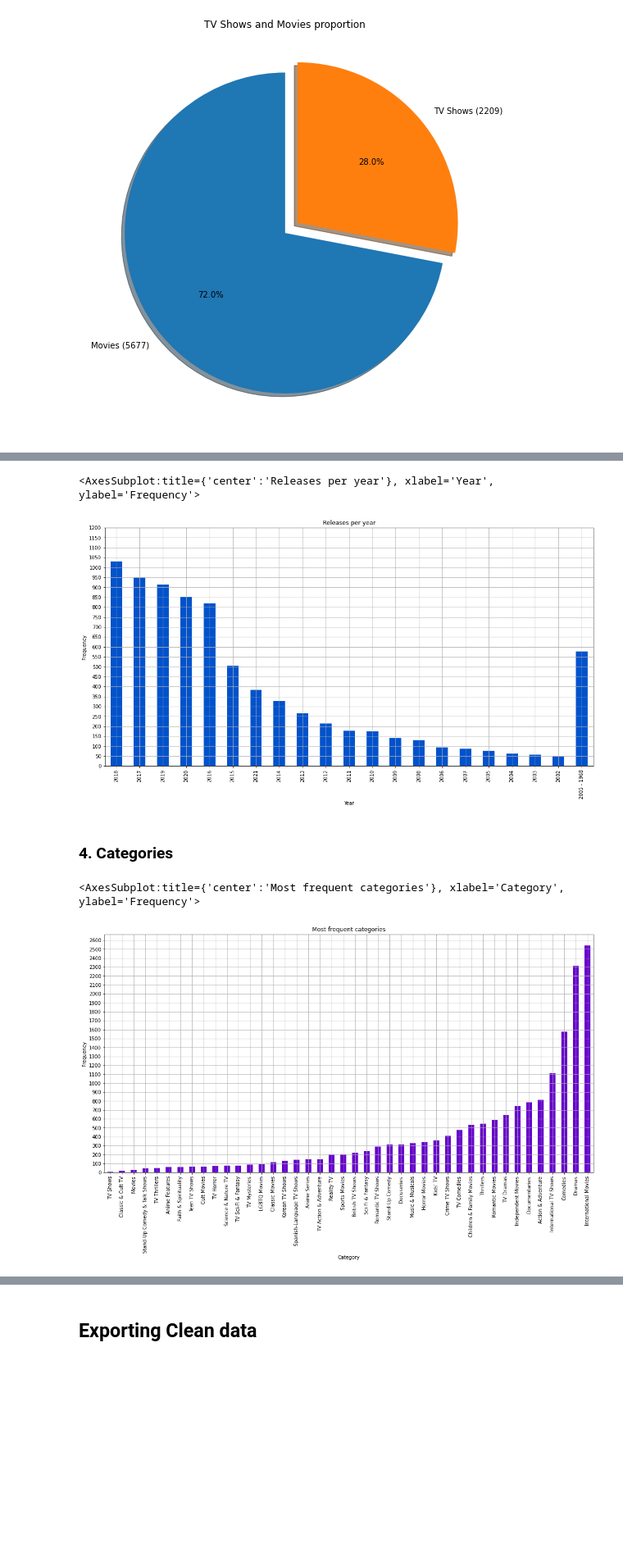
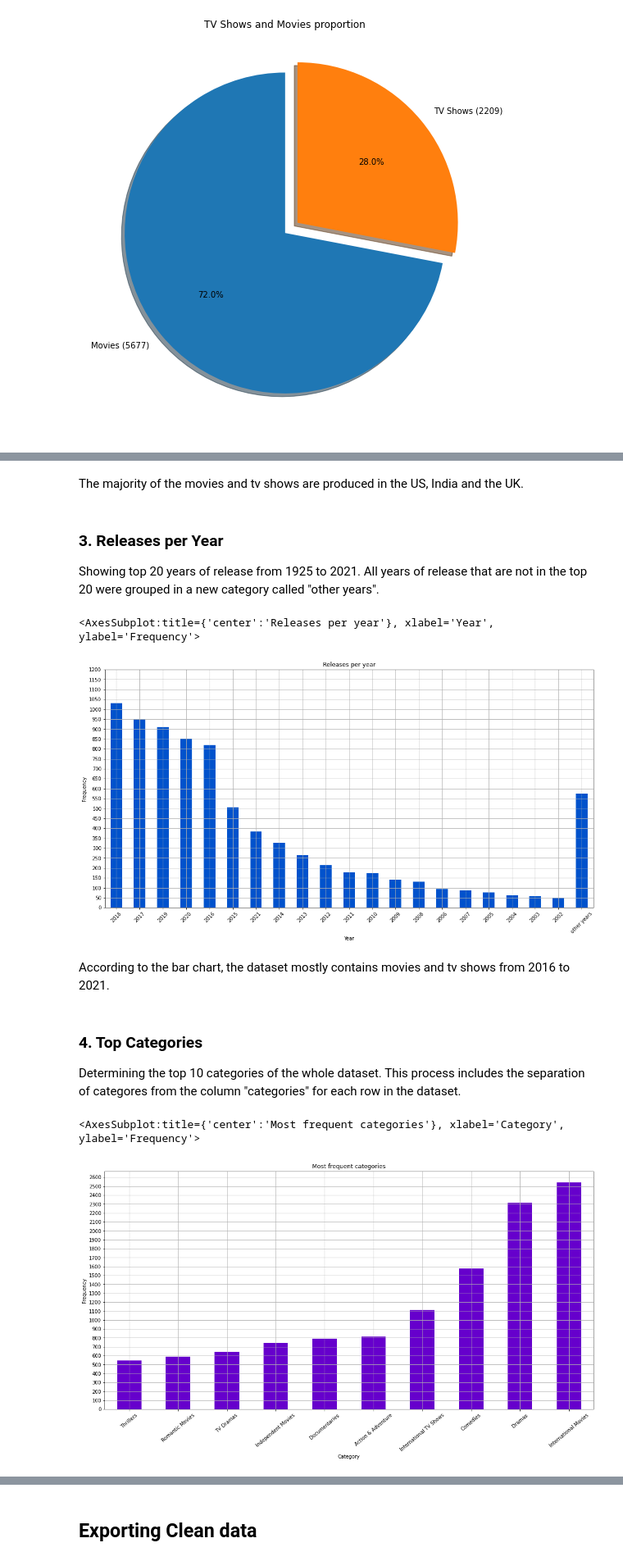
Before and after one commit to JavierRamirezCospin/DataScienceProjects, a Jupyter notebook: NetflixDatabaseVisualization/NetflixDataAnalysis.ipynb, the cells around one changed output, grey strips where cells are left out. Shown at 82% size. Drawn from its saved outputs; the diff is of its cells as text; code cells hidden in the pictures; blank space fills up the shorter version.

```diff
--- a/NetflixDatabaseVisualization/NetflixDataAnalysis.ipynb
+++ b/NetflixDatabaseVisualization/NetflixDataAnalysis.ipynb
@@ -126,3 +136,9 @@ df_countries.plot.bar(rot=40,yticks=grid_lines,figsize=(18,9),grid=True,
+# %% [markdown]
+The majority of the movies and tv shows are produced in the US, India and the UK.
+# %% [markdown]
+### 3. Releases per Year
+
+Showing top 20 years of release from 1925 to 2021. All years of release that are not in the top 20 were grouped in a new category called "other years".
 # %%
 df_years = df['release_year'].value_counts(ascending=False).head(20)
 df_other_years = df.shape[0] - df_years.sum()
@@ -130,13 +146,17 @@ other_years = pd.Series([df_other_years],index=['2005 - 1968'])
 df_years = df_years.append(other_years)
 # %%
 grid_lines = np.linspace(0.0,1200.0,25)
-df_years.plot.bar(figsize=(18,9),title="Releases per year",xlabel="Year",
+df_years.plot.bar(figsize=(18,9),title="Releases per year",xlabel="Year",rot=45,
                   ylabel="Frequency",grid=True,yticks=grid_lines,color=['#0052CC'])
 # %% [output]
 <AxesSubplot:title={'center':'Releases per year'}, xlabel='Year', ylabel='Frequency'>
-[figure, old version]
+[figure, new version]
-# %% [markdown]
-### 4. Categories
+# %% [markdown]
+According to the bar chart, the dataset mostly contains movies and tv shows from 2016 to 2021.
+# %% [markdown]
+### 4. Top Categories
+
+Determining the top 10 categories of the whole dataset. This process includes the separation of categores from the column "categories" for each row in the dataset.
 # %%
 # Getting categories frequency in a dictionary
 df_categories = np.asarray(df['categories'])
@@ -152,11 +172,11 @@ categories_dict = sorted(categories_dict.items(),key=lambda x:x[1])
 sorted_categories_dict = dict(categories_dict)
 # %%
 categories_series = pd.Series([x for x in sorted_categories_dict.values()],
-                              index=[x for x in sorted_categories_dict.keys()])
+                              index=[x for x in sorted_categories_dict.keys()]).tail(10)
 
 categories_series.plot.bar(figsize=(18,9),title="Most frequent categories",
-                            xlabel="Category",ylabel="Frequency",rot=90,grid=True,
+                            xlabel="Category",ylabel="Frequency",rot=40,grid=True,
                             yticks=np.linspace(0.0,2600.0,27),color=['#6600CC'])
 # %% [output]
 <AxesSubplot:title={'center':'Most frequent categories'}, xlabel='Category', ylabel='Frequency'>
-[figure, old version]
+[figure, new version]
```
Also changed, not shown: parts of 14 cells of this notebook.
